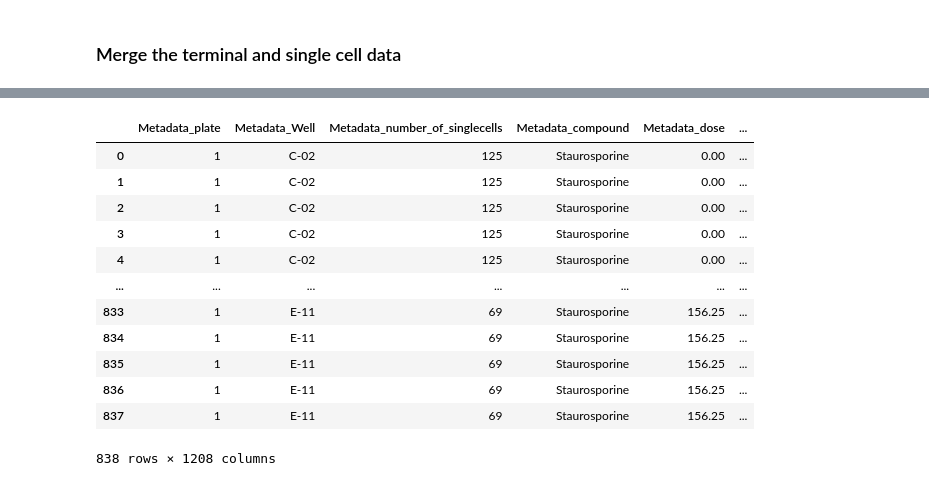
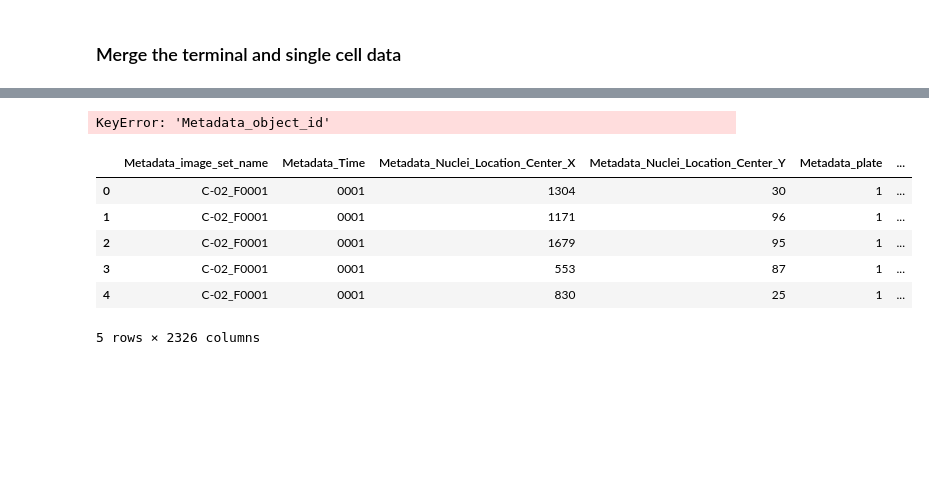
Before and after one commit to WayScience/live_cell_timelapse_apoptosis, a Jupyter notebook: 5.process_CP_features/notebooks/2.combine_terminal_data.ipynb, the cells around one changed output, grey strips where cells are left out. Cells and saved outputs as stored; diff of their text form; code cells hidden in the pictures; blank space fills up the shorter version.

```diff
--- a/5.process_CP_features/notebooks/2.combine_terminal_data.ipynb
+++ b/5.process_CP_features/notebooks/2.combine_terminal_data.ipynb
@@ -101,16 +101,15 @@ print(terminal_df.shape)
+# %%
+main_df.head()
+main_df["Metadata_object_id"].unique()
+# %% [output]
+KeyError: 'Metadata_object_id'
 # %%
-terminal_df
+terminal_df.head()
 # %% [output]
-|  | Metadata_plate | Metadata_Well | Metadata_number_of_singlecells | Metadata_compound | Metadata_dose | ... |
-| 0 | 1 | C-02 | 125 | Staurosporine | 0.00 | ... |
-| 1 | 1 | C-02 | 125 | Staurosporine | 0.00 | ... |
-| 2 | 1 | C-02 | 125 | Staurosporine | 0.00 | ... |
-| 3 | 1 | C-02 | 125 | Staurosporine | 0.00 | ... |
-| 4 | 1 | C-02 | 125 | Staurosporine | 0.00 | ... |
-| ... | ... | ... | ... | ... | ... | ... |
-| 833 | 1 | E-11 | 69 | Staurosporine | 156.25 | ... |
-| 834 | 1 | E-11 | 69 | Staurosporine | 156.25 | ... |
-| 835 | 1 | E-11 | 69 | Staurosporine | 156.25 | ... |
-| 836 | 1 | E-11 | 69 | Staurosporine | 156.25 | ... |
-| 837 | 1 | E-11 | 69 | Staurosporine | 156.25 | ... |
+|  | Metadata_image_set_name | Metadata_Time | Metadata_Nuclei_Location_Center_X | Metadata_Nuclei_Location_Center_Y | Metadata_plate | ... |
+| 0 | C-02_F0001 | 0001 | 1304 | 30 | 1 | ... |
+| 1 | C-02_F0001 | 0001 | 1171 | 96 | 1 | ... |
+| 2 | C-02_F0001 | 0001 | 1679 | 95 | 1 | ... |
+| 3 | C-02_F0001 | 0001 | 553 | 87 | 1 | ... |
+| 4 | C-02_F0001 | 0001 | 830 | 25 | 1 | ... |
-838 rows × 1208 columns
+5 rows × 2326 columns
```
Also changed, not shown: parts of 4 cells of this notebook, 14 other files.
